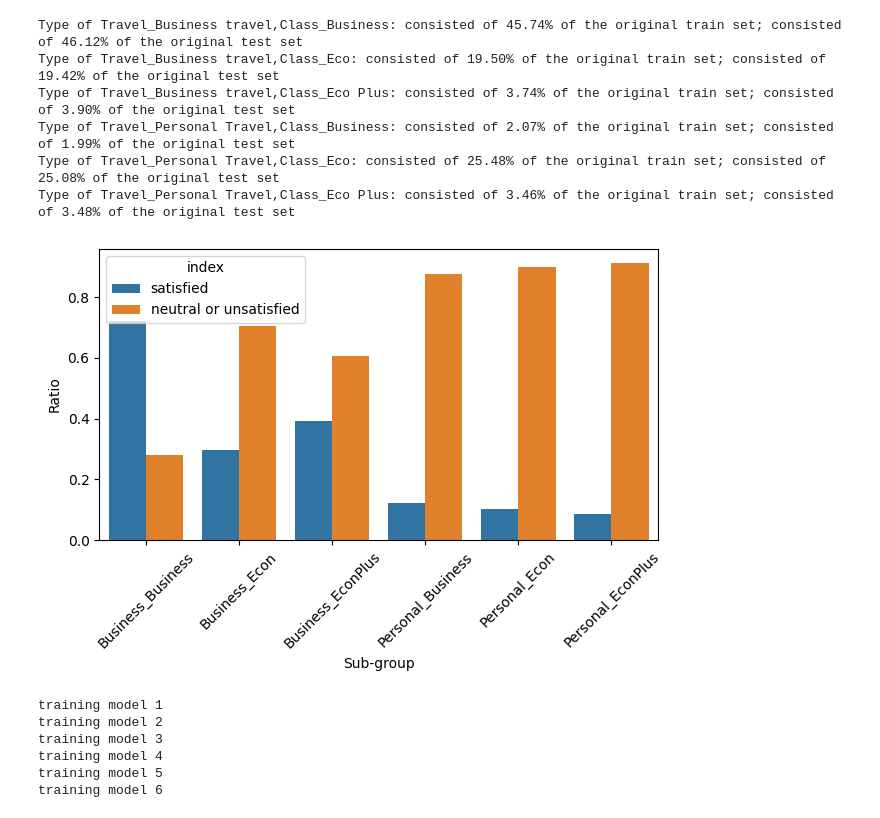
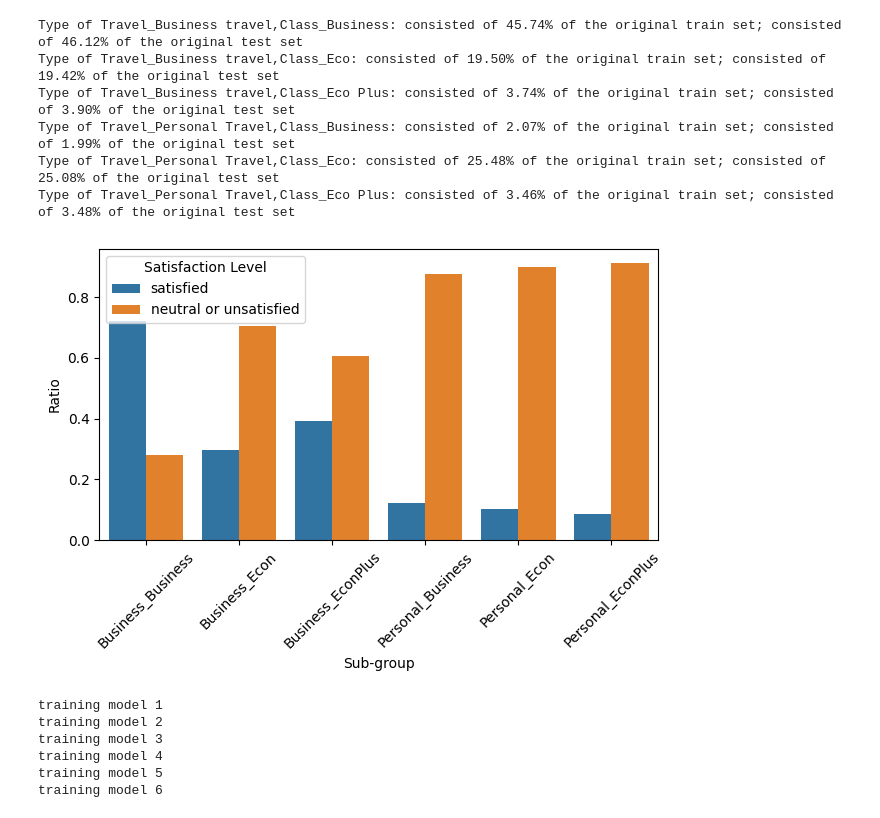
Before and after one commit to viettungggg/airline-customer-satisfaction, a Jupyter notebook: subgroup_analysis.ipynb, the cells around one changed output. Saved outputs shown, nothing was run; the diff lists cells and outputs as text; code cells hidden in the pictures.

```diff
--- a/subgroup_analysis.ipynb
+++ b/subgroup_analysis.ipynb
@@ -59,23 +59,25 @@ Type of Travel_Personal Travel,Class_Eco Plus: consisted of 3.46% of the origina
 # %%
 # check for data imbalance for each subgroup
 subgroup_names = ['Business_Business','Business_Econ','Business_EconPlus','Personal_Business','Personal_Econ','Personal_EconPlus']
 subgroup_list = [y_train_b_b,y_train_b_e,y_train_b_ep,y_train_p_b,y_train_p_e,y_train_p_ep]
 posi_frac = [len(dt[dt==1])/dt.shape[0] for dt in subgroup_list]
 neg_frac = [len(dt[dt==0])/dt.shape[0] for dt in subgroup_list]
 result_list = [posi_frac,neg_frac]
 df_imbalance = pd.DataFrame(result_list,index=['satisfied','neutral or unsatisfied'],columns=subgroup_names)
 df_melted = df_imbalance.reset_index().melt(id_vars='index', var_name='Category', value_name='Value')
 
 sns.barplot(x='Category', y='Value', hue='index', data=df_melted)
 plt.xticks(rotation=90)
 plt.xlabel('Sub-group')
 plt.ylabel('Ratio')
 plt.tight_layout()
 plt.xticks(rotation=45)
+leg = plt.legend()
+leg.set_title('Satisfaction Level')
 plt.savefig('subgroup_imbalance.png',format='png',dpi=800,bbox_inches='tight')
 plt.show()
 # %% [output]
-[figure, old version]
+[figure, new version]
 # %%
 # function for hyperparameter tuning using gridsearch
 def eval_gridsearch(clf, pgrid, xTrain, yTrain, xTest, yTest):
```
Also changed, not shown: parts of 5 cells of this notebook.
